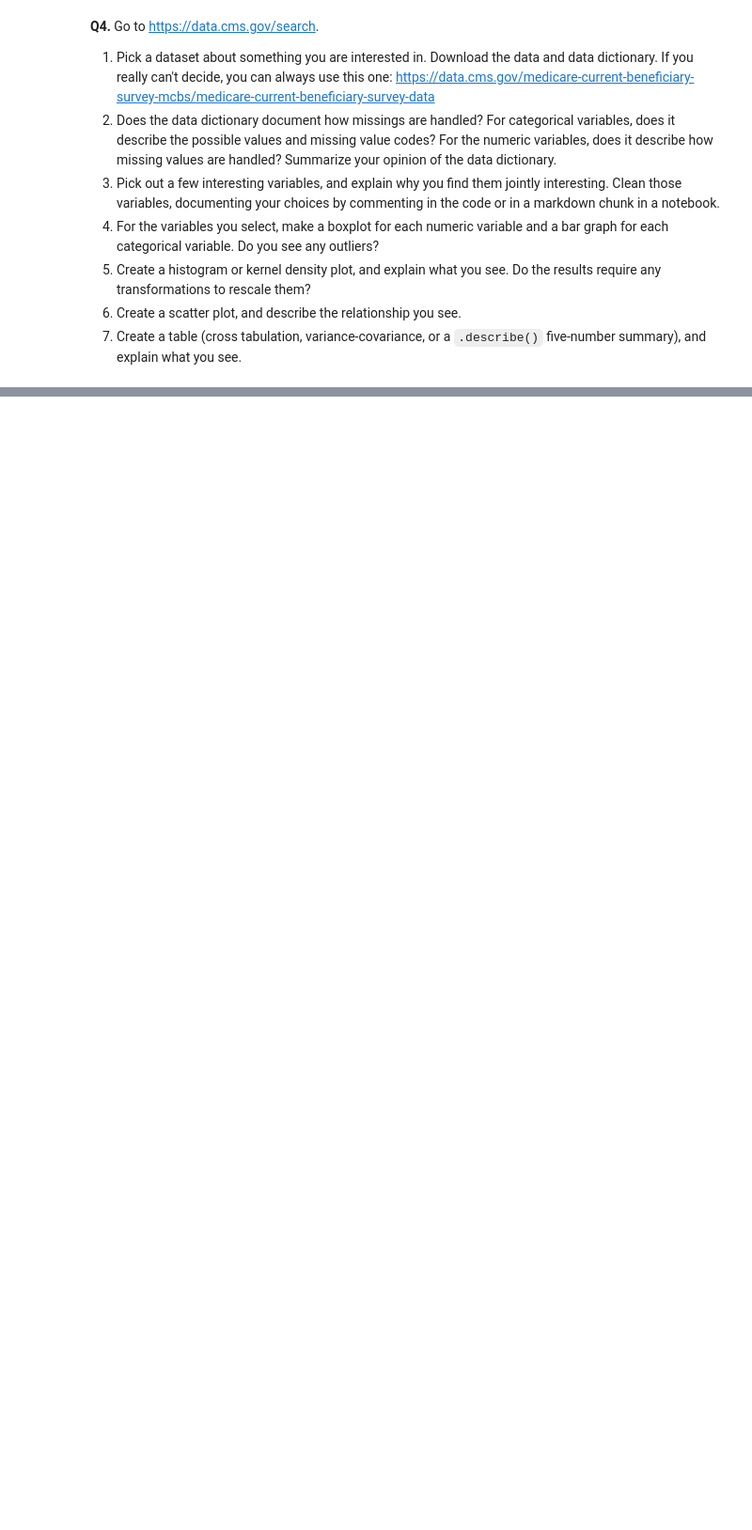
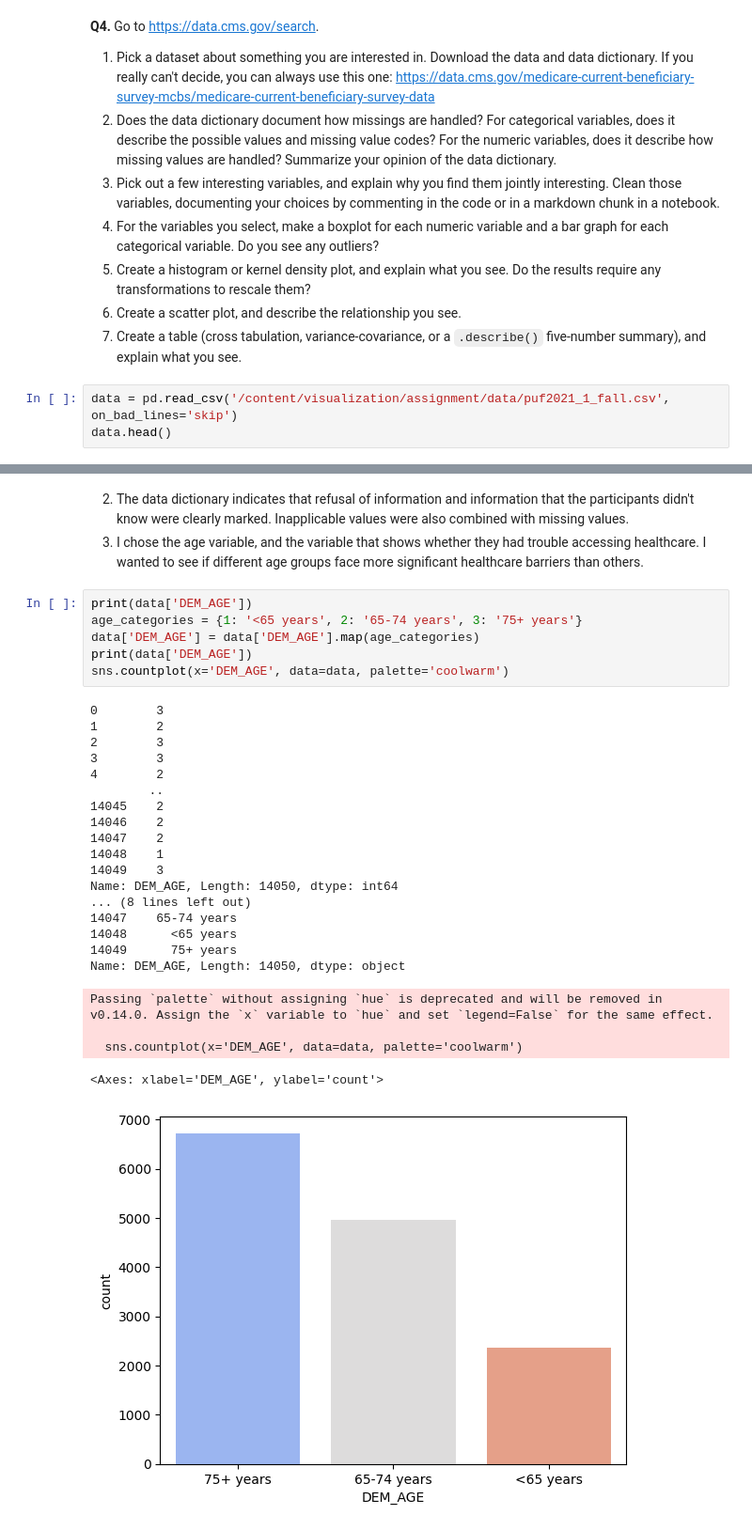
Before and after one commit to rushvi2/visualization, a Jupyter notebook: assignment/assignment.ipynb, the cells around one changed output, grey strips where cells are left out. Shown at 94% size. Cells and saved outputs as stored; diff of their text form; blank space fills up the shorter version.

```diff
--- a/assignment/assignment.ipynb
+++ b/assignment/assignment.ipynb
@@ -234,3 +234,6 @@ For some context, the Federal government ultimately spent about $4.4 trillion in
 6. Create a histogram or kernel density plot, and explain what you see. Do the results require any transformations to rescale them?
 7. Create a scatter plot, and describe the relationship you see.
 8. Create a table (cross tabulation, variance-covariance, or a `.describe()` five-number summary), and explain what you see.
+# %%
+data = pd.read_csv('/content/visualization/assignment/data/puf2021_1_fall.csv',  on_bad_lines='skip')
+data.head()
@@ -236,0 +248,32 @@ For some context, the Federal government ultimately spent about $4.4 trillion in
+# %% [markdown]
+2. The data dictionary indicates that refusal of information and information that the participants didn't know were clearly marked. Inapplicable values were also combined with missing values.
+3. I chose the age variable, and the variable that shows whether they had trouble accessing healthcare. I wanted to see if different age groups face more significant healthcare barriers than others.
+# %%
+print(data['DEM_AGE'])
+age_categories = {1: '<65 years', 2: '65-74 years', 3: '75+ years'}
+data['DEM_AGE'] = data['DEM_AGE'].map(age_categories)
+print(data['DEM_AGE'])
+sns.countplot(x='DEM_AGE', data=data, palette='coolwarm')
+# %% [output]
+0        3
+1        2
+2        3
+3        3
+4        2
+        ..
+14045    2
+14046    2
+14047    2
+14048    1
+14049    3
+Name: DEM_AGE, Length: 14050, dtype: int64
+... (8 lines left out)
+14047    65-74 years
+14048      <65 years
+14049      75+ years
+Name: DEM_AGE, Length: 14050, dtype: object
+Passing `palette` without assigning `hue` is deprecated and will be removed in v0.14.0. Assign the `x` variable to `hue` and set `legend=False` for the same effect.
+
+  sns.countplot(x='DEM_AGE', data=data, palette='coolwarm')
+<Axes: xlabel='DEM_AGE', ylabel='count'>
+[figure, added]
```
Also changed, not shown: parts of 4 cells of this notebook.
